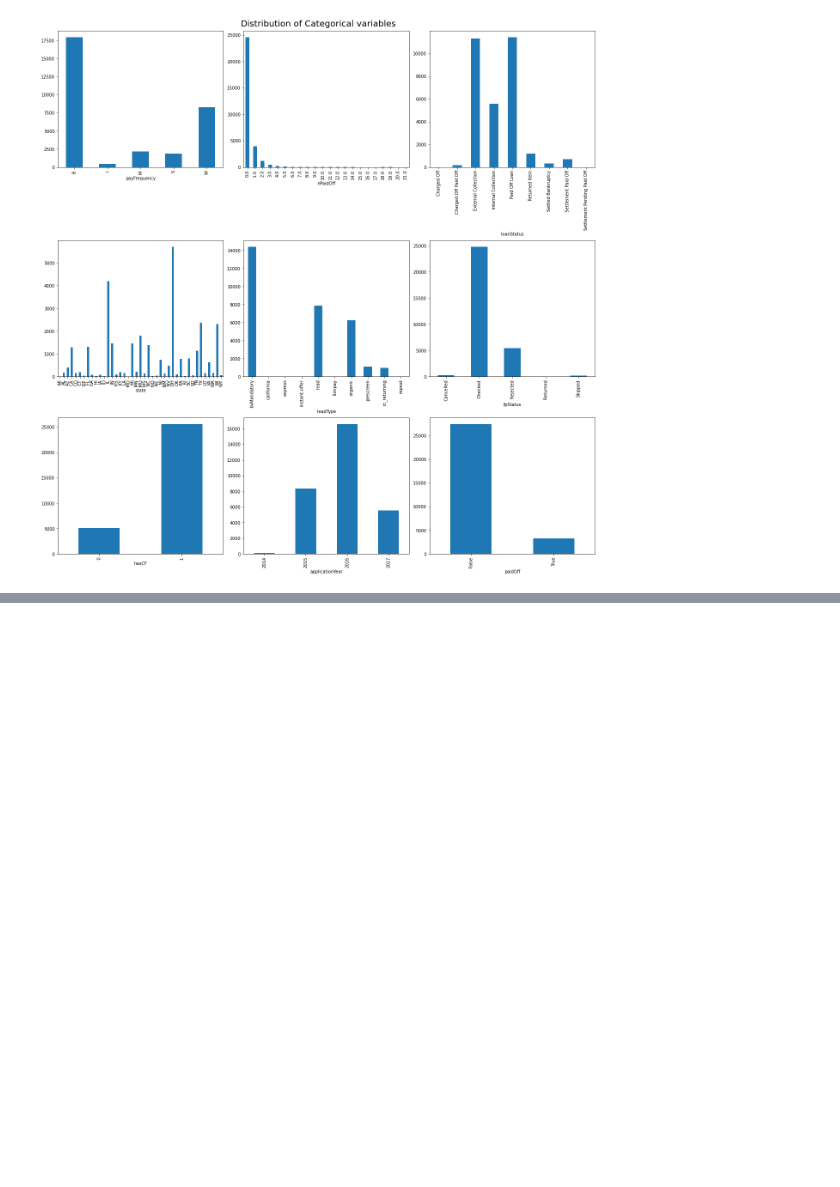
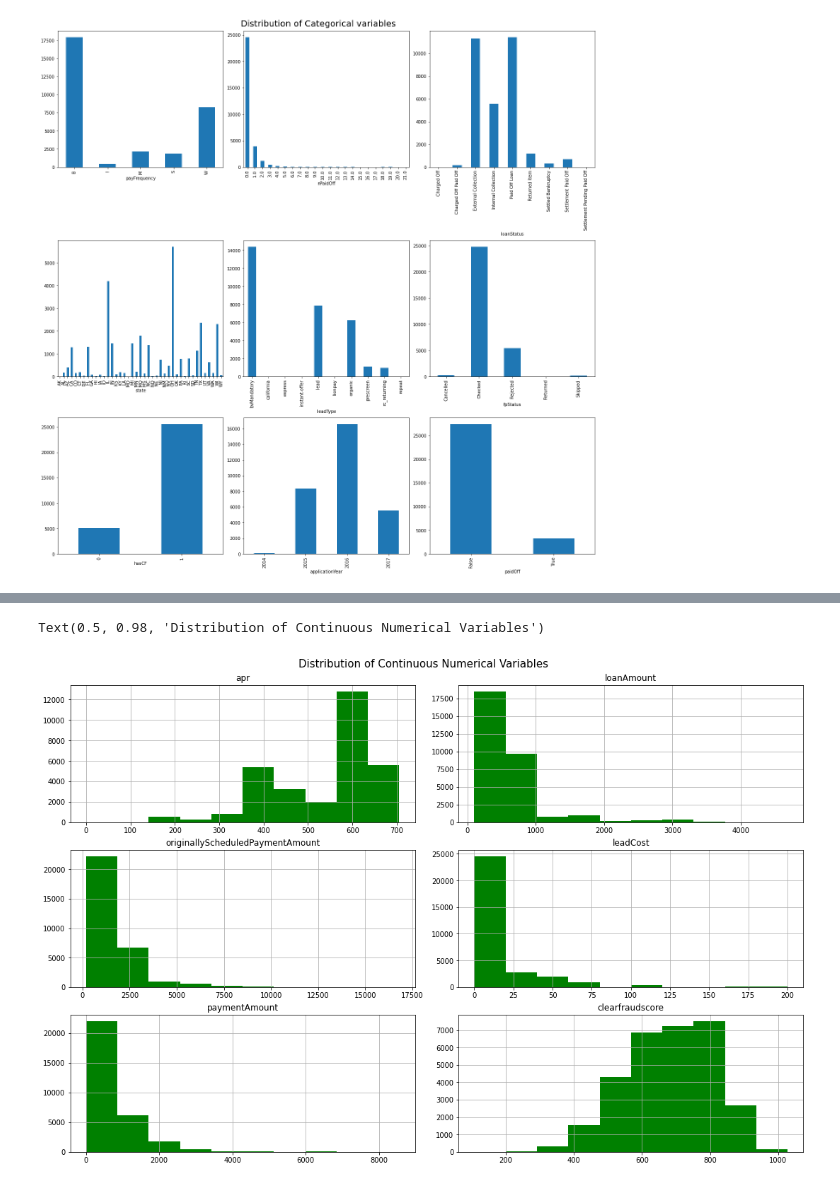
Before and after one commit to Mkho-cs/Loan-Repayment-EDA-Predictive, a Jupyter notebook: notebooks/eda.ipynb, the cells around one changed output, grey strips where cells are left out. Saved outputs shown, nothing was run; the diff lists cells and outputs as text; code cells hidden in the pictures; blank space fills up the shorter version.

Commit message:
Added histogram plotting

```diff
--- a/notebooks/eda.ipynb
+++ b/notebooks/eda.ipynb
@@ -104,0 +106,8 @@ Text(0.5, 0.98, 'Distribution of Categorical variables')
+# %%
+# Plot historgram for each Continuous variable
+cont_cols = data_manager.data.select_dtypes(include=['int64', 'float64'])
+fig, axes = viz.hist_subplots(df=cont_cols, subrow=3, figsize_ep=5, nbins=10)
+fig.suptitle('Distribution of Continuous Numerical Variables', fontsize=15)
+# %% [output]
+Text(0.5, 0.98, 'Distribution of Continuous Numerical Variables')
+[figure, added]
```
Also changed, not shown: parts of 2 cells of this notebook, 1 other file.
